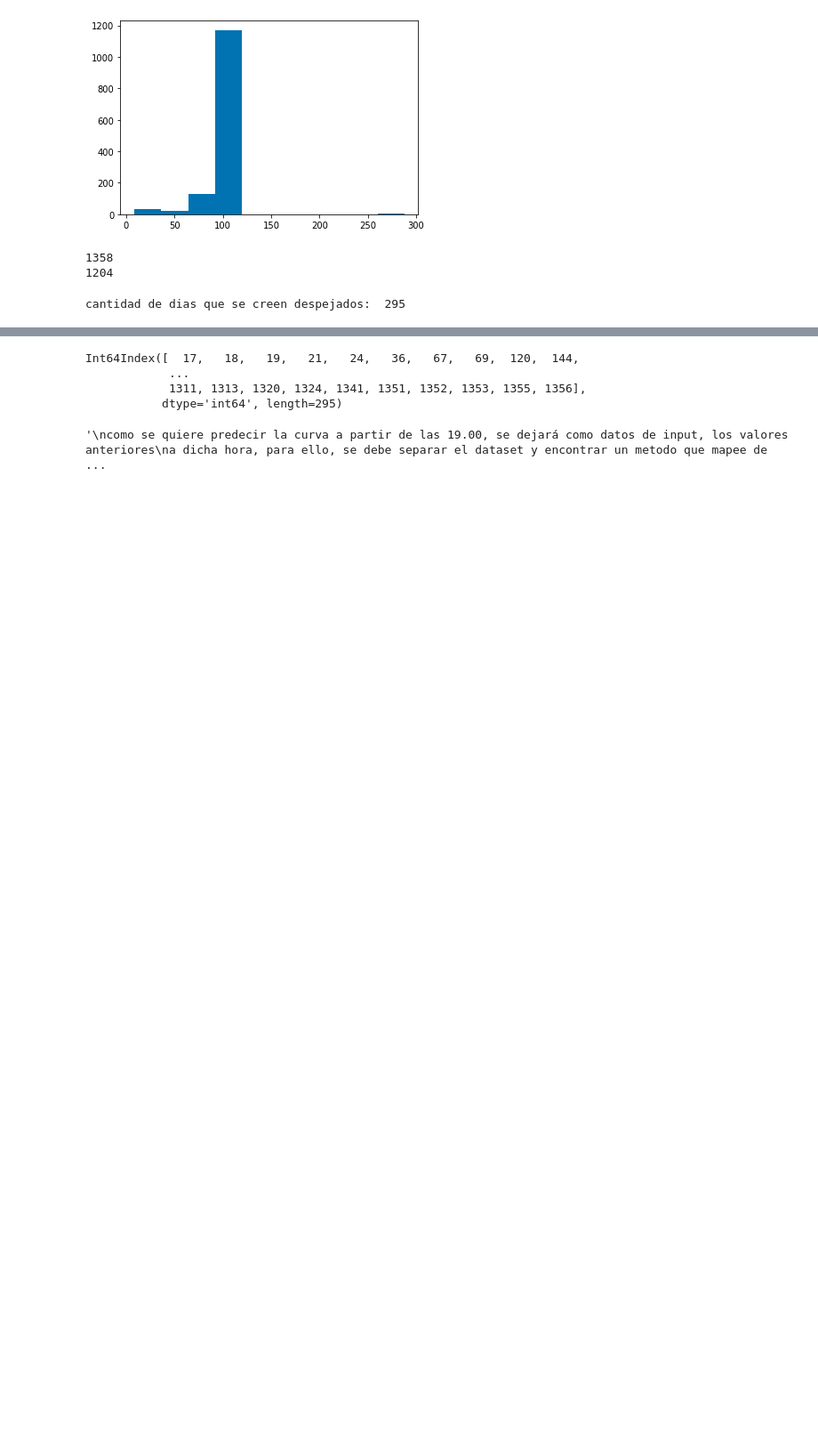
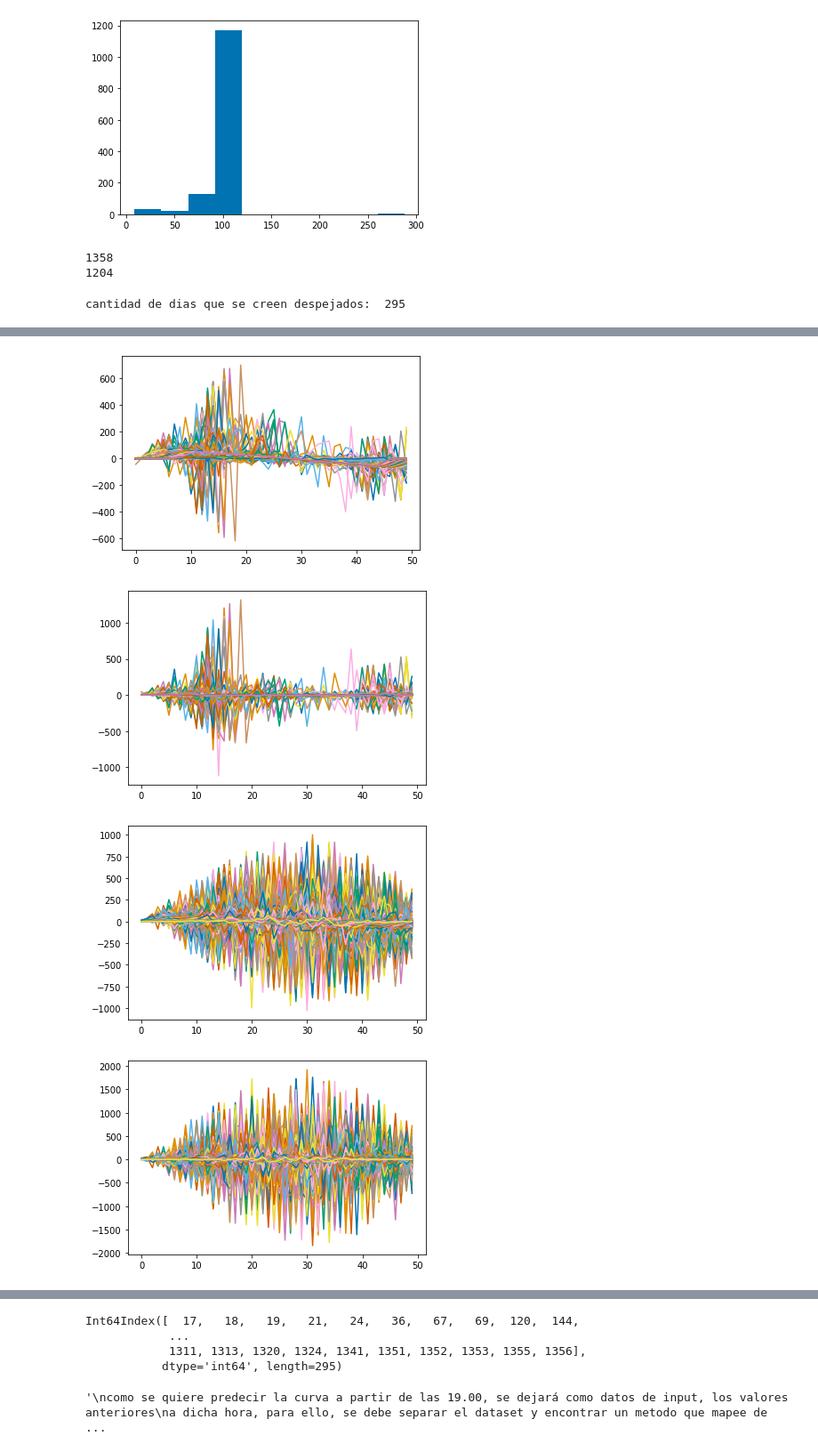
Before and after one commit to frmunozz/AGRIMED, a Jupyter notebook: notebooks/regresor_mlp_mm.ipynb, the cells around one changed output, grey strips where cells are left out. Shown at 89% size. Cells and saved outputs as stored; diff of their text form; code cells hidden in the pictures; blank space fills up the shorter version.

```diff
--- a/notebooks/regresor_mlp_mm.ipynb
+++ b/notebooks/regresor_mlp_mm.ipynb
@@ -313,19 +318,28 @@ cantidad de dias que se creen despejados:  295
 # %%
 # for x in range(len(df)):
-#     if df['Suave'][x]:
-#         plt.plot(np.diff(df['RadS'][x], 1)[:50])
-# plt.show()
+for x in df.index:
+    if df['Suave'][x]:
+        plt.plot(np.diff(df['RadS'][x], 1)[:50])
+plt.show()
 # for x in range(len(df)):
-#     if df['Suave'][x]:
-#         plt.plot(np.diff(df['RadS'][x], 2)[:50])
-# plt.show()
+for x in df.index:
+    if df['Suave'][x]:
+        plt.plot(np.diff(df['RadS'][x], 2)[:50])
+plt.show()
 
 # for x in range(len(df)):
-#     if not df['Suave'][x]:
-#         plt.plot(np.diff(df['RadS'][x], 1)[:50])
-# plt.show()
+for x in df.index:
+    if not df['Suave'][x]:
+        plt.plot(np.diff(df['RadS'][x], 1)[:50])
+plt.show()
 # for x in range(len(df)):
-#     if not df['Suave'][x]:
-#         plt.plot(np.diff(df['RadS'][x], 2)[:50])
-# plt.show()
+for x in df.index:
+    if not df['Suave'][x]:
+        plt.plot(np.diff(df['RadS'][x], 2)[:50])
+plt.show()
+# %% [output]
+[figure, added]
+[figure, added]
+[figure, added]
+[figure, added]
 # %%
```
Also changed, not shown: parts of 9 cells of this notebook.
